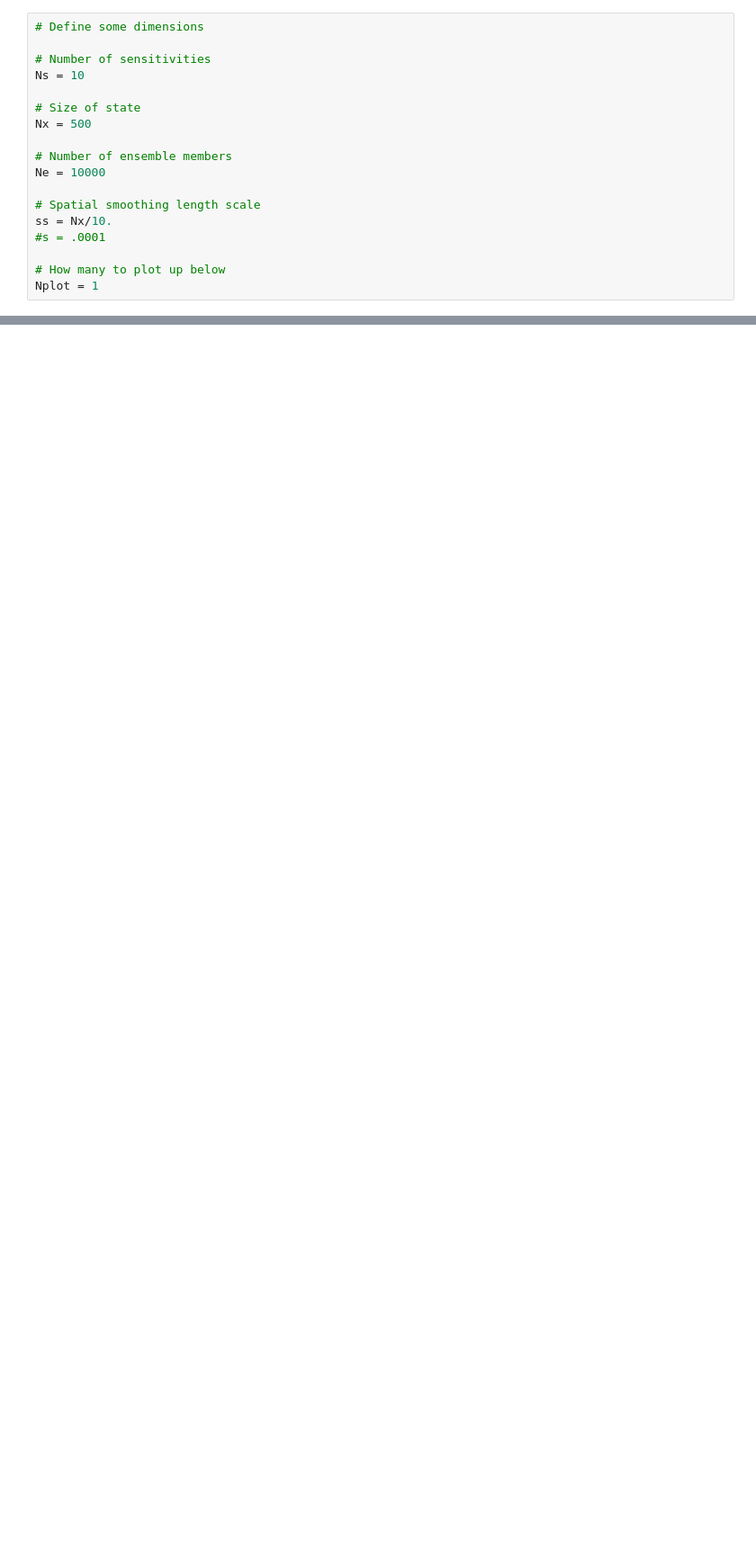
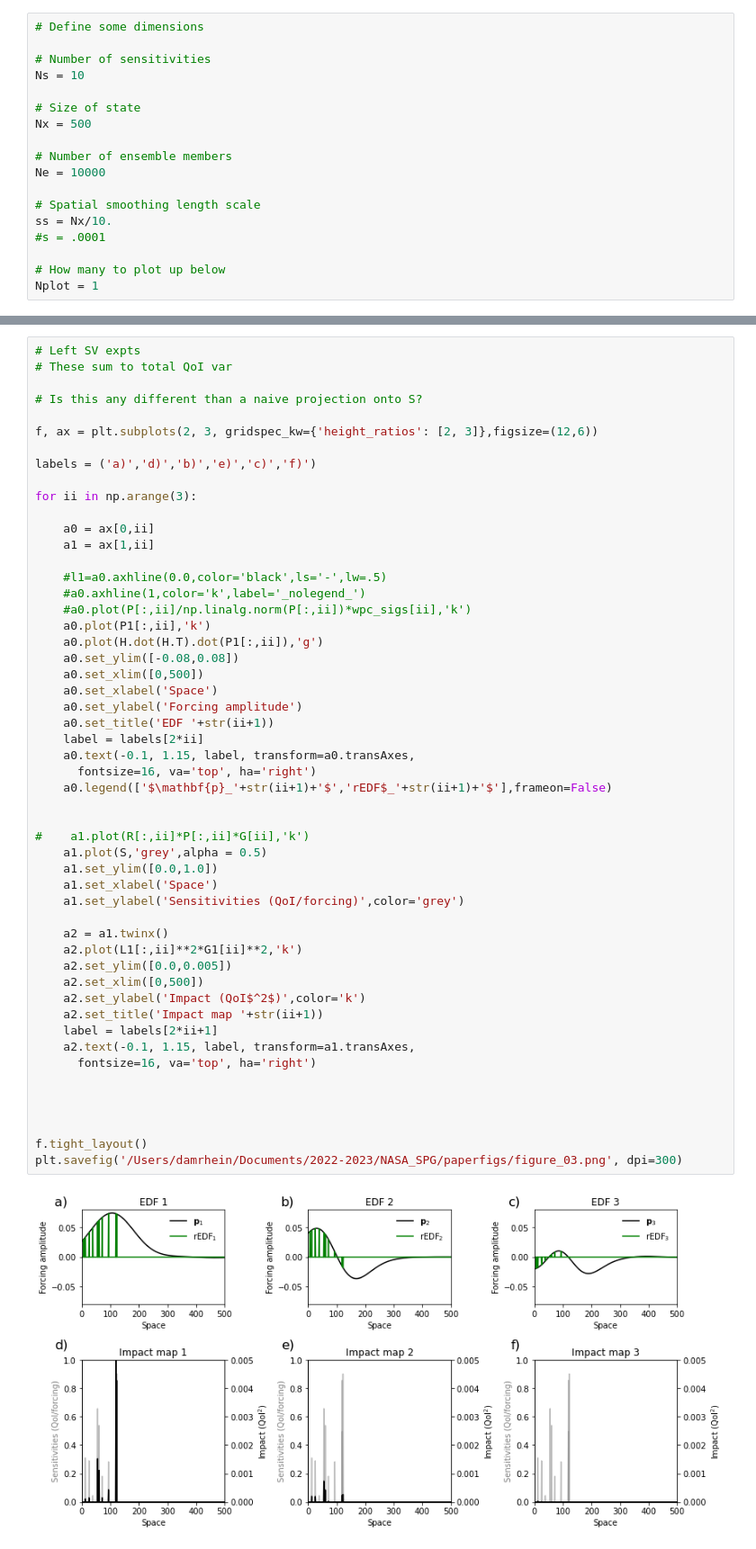
Before and after one commit to amrhein/DPCs, a Jupyter notebook: DPCs.ipynb, the cells around one changed output, grey strips where cells are left out. Shown at 90% size. Saved outputs shown, nothing was run; the diff lists cells and outputs as text; blank space fills up the shorter version.

```diff
--- a/DPCs.ipynb
+++ b/DPCs.ipynb
@@ -268,0 +200,54 @@ plt.show()
+# %%
+# Left SV expts
+# These sum to total QoI var
+
+# Is this any different than a naive projection onto S?
+
+f, ax = plt.subplots(2, 3, gridspec_kw={'height_ratios': [2, 3]},figsize=(12,6))
+
+labels = ('a)','d)','b)','e)','c)','f)')
+
+for ii in np.arange(3):
+
+    a0 = ax[0,ii]
+    a1 = ax[1,ii]
+
+    #l1=a0.axhline(0.0,color='black',ls='-',lw=.5)
+    #a0.axhline(1,color='k',label='_nolegend_')
+    #a0.plot(P[:,ii]/np.linalg.norm(P[:,ii])*wpc_sigs[ii],'k')
+    a0.plot(P1[:,ii],'k')
+    a0.plot(H.dot(H.T).dot(P1[:,ii]),'g')
+    a0.set_ylim([-0.08,0.08])
+    a0.set_xlim([0,500])
+    a0.set_xlabel('Space')
+    a0.set_ylabel('Forcing amplitude')
+    a0.set_title('EDF '+str(ii+1))
+    label = labels[2*ii]
+    a0.text(-0.1, 1.15, label, transform=a0.transAxes,
+      fontsize=16, va='top', ha='right')
+    a0.legend(['$\mathbf{p}_'+str(ii+1)+'$','rEDF$_'+str(ii+1)+'$'],frameon=False)
+
+
+#    a1.plot(R[:,ii]*P[:,ii]*G[ii],'k')
+    a1.plot(S,'grey',alpha = 0.5)
+    a1.set_ylim([0.0,1.0])
+    a1.set_xlabel('Space')
+    a1.set_ylabel('Sensitivities (QoI/forcing)',color='grey')
+
+    a2 = a1.twinx()
+    a2.plot(L1[:,ii]**2*G1[ii]**2,'k')
+    a2.set_ylim([0.0,0.005])
+    a2.set_xlim([0,500])
+    a2.set_ylabel('Impact (QoI$^2$)',color='k')
+    a2.set_title('Impact map '+str(ii+1))
+    label = labels[2*ii+1]
+    a2.text(-0.1, 1.15, label, transform=a1.transAxes,
+      fontsize=16, va='top', ha='right')
+
+
+
+
+f.tight_layout()
+plt.savefig('/Users/damrhein/Documents/2022-2023/NASA_SPG/paperfigs/figure_03.png', dpi=300)
+# %% [output]
+[figure, added]
```
Also changed, not shown: parts of 15 cells of this notebook.
